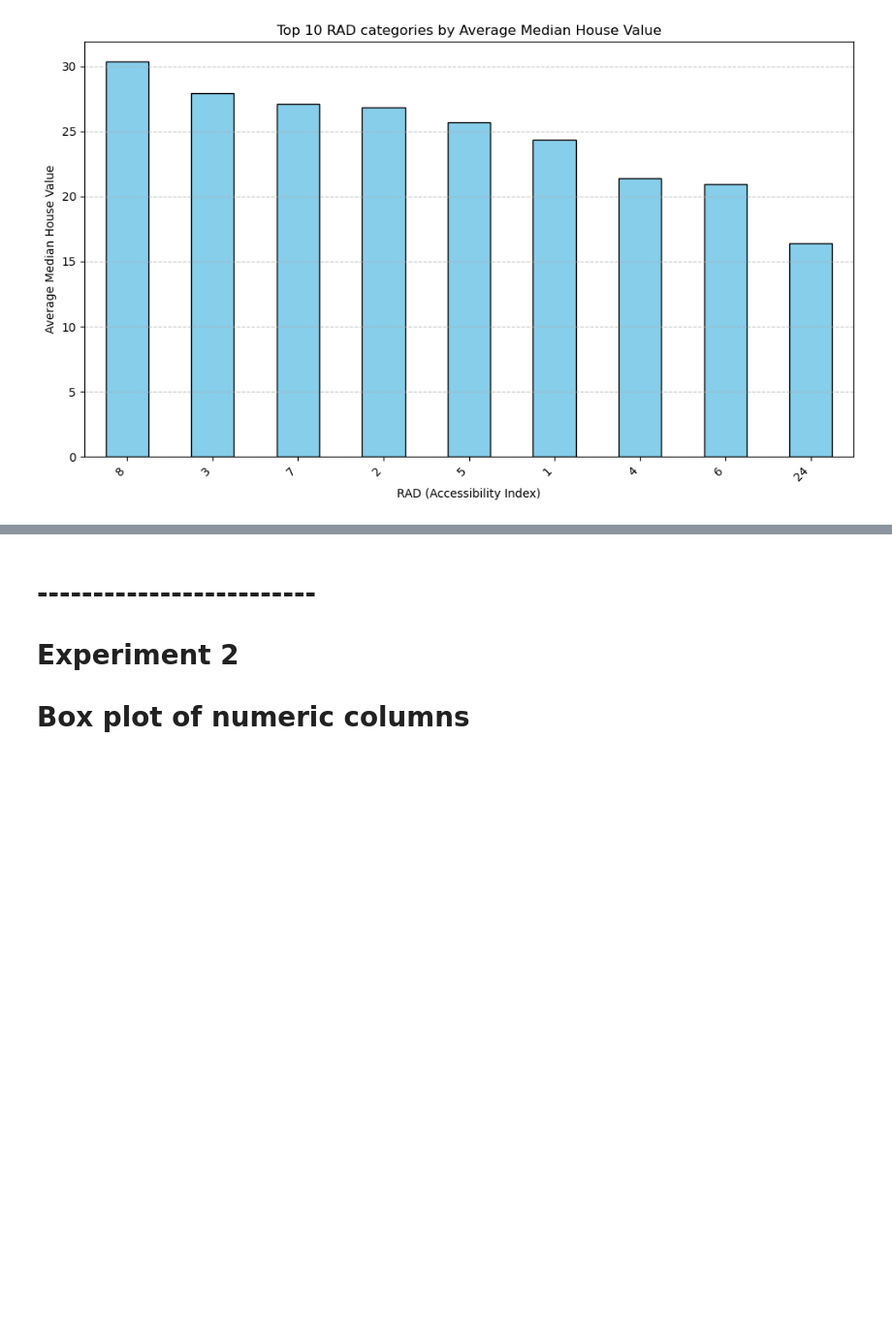
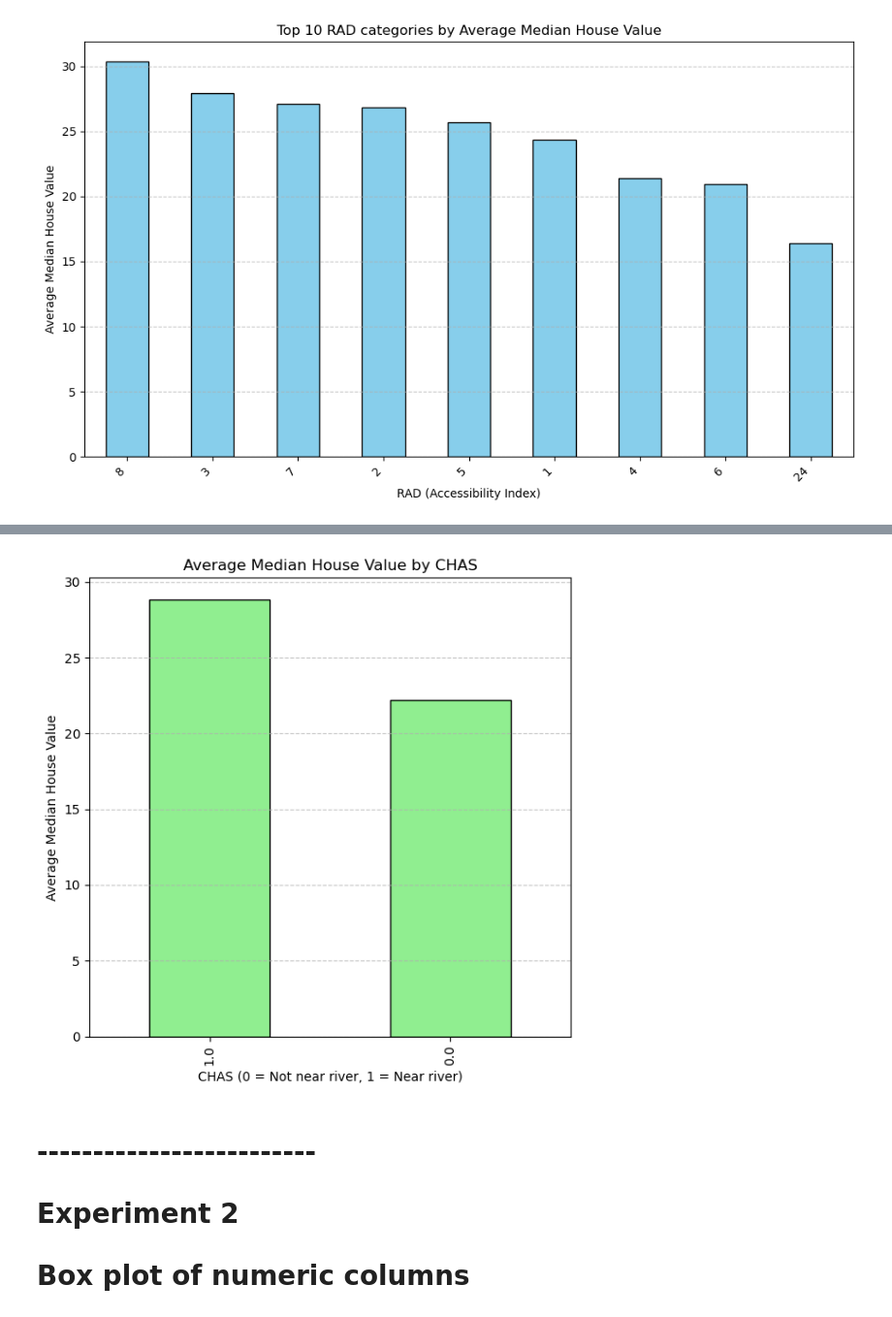
Before and after one commit to lakshyajaat/jupyter-, a Jupyter notebook: DV/housing.ipynb, the cells around one changed output, grey strips where cells are left out. Shown at 97% size. Drawn from its saved outputs; the diff is of its cells as text; code cells hidden in the pictures; blank space fills up the shorter version.

```diff
--- a/DV/housing.ipynb
+++ b/DV/housing.ipynb
@@ -34,3 +34,17 @@ plt.show()
+# %%
+data = (df.groupby("CHAS")["MEDV"]
+          .mean()
+          .sort_values(ascending=False))
+# %%
+data.plot(kind="bar", color="lightgreen", edgecolor="black", figsize=(6, 6))
+plt.title("Average Median House Value by CHAS")
+plt.xlabel("CHAS (0 = Not near river, 1 = Near river)")
+plt.ylabel("Average Median House Value")
+plt.grid(axis="y", linestyle="--", alpha=0.7)
+plt.tight_layout()
+plt.show()
+# %% [output]
+[figure, added]
 # %% [markdown]
 # -------------------------
 # Experiment 2
```
Also changed, not shown: parts of 2 cells of this notebook, 1 other file.
